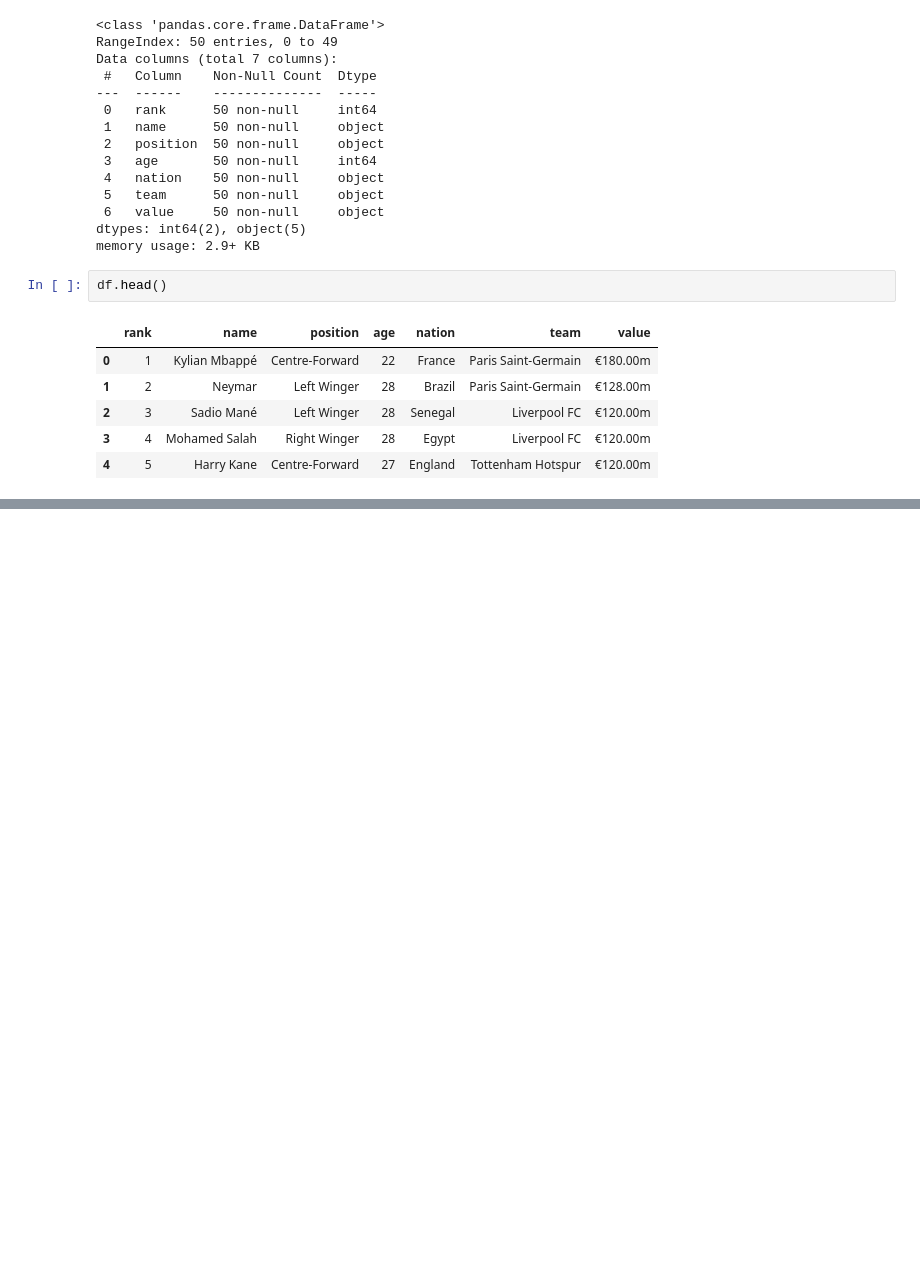
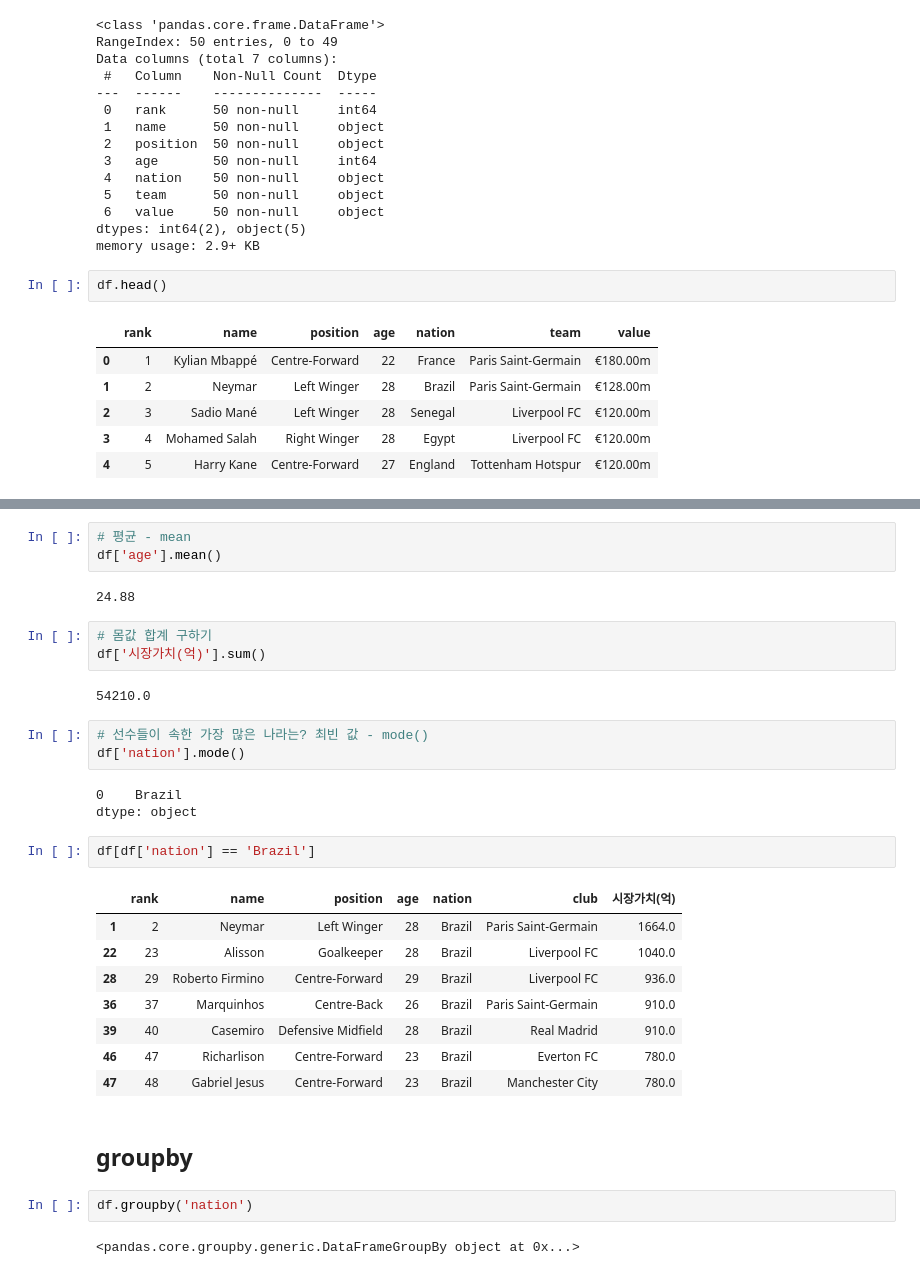
Before and after one commit to diligejy/python_analysis, a Jupyter notebook: soccer_player_value_analysis/Pandas_with_player50.ipynb, the cells around one changed output, grey strips where cells are left out. Drawn from its saved outputs; the diff is of its cells as text; blank space fills up the shorter version.

```diff
--- a/soccer_player_value_analysis/Pandas_with_player50.ipynb
+++ b/soccer_player_value_analysis/Pandas_with_player50.ipynb
@@ -44,0 +269,33 @@ df.head()
+# %%
+# 평균 - mean
+df['age'].mean()
+# %% [output]
+24.88
+# %%
+# 몸값 합계 구하기
+df['시장가치(억)'].sum()
+# %% [output]
+54210.0
+# %%
+# 선수들이 속한 가장 많은 나라는? 최빈 값 - mode()
+df['nation'].mode()
+# %% [output]
+0    Brazil
+dtype: object
+# %%
+df[df['nation'] == 'Brazil']
+# %% [output]
+|  | rank | name | position | age | nation | club | 시장가치(억) |
+| 1 | 2 | Neymar | Left Winger | 28 | Brazil | Paris Saint-Germain | 1664.0 |
+| 22 | 23 | Alisson | Goalkeeper | 28 | Brazil | Liverpool FC | 1040.0 |
+| 28 | 29 | Roberto Firmino | Centre-Forward | 29 | Brazil | Liverpool FC | 936.0 |
+| 36 | 37 | Marquinhos | Centre-Back | 26 | Brazil | Paris Saint-Germain | 910.0 |
+| 39 | 40 | Casemiro | Defensive Midfield | 28 | Brazil | Real Madrid | 910.0 |
+| 46 | 47 | Richarlison | Centre-Forward | 23 | Brazil | Everton FC | 780.0 |
+| 47 | 48 | Gabriel Jesus | Centre-Forward | 23 | Brazil | Manchester City | 780.0 |
+# %% [markdown]
+## groupby
+# %%
+df.groupby('nation')
+# %% [output]
+<pandas.core.groupby.generic.DataFrameGroupBy object at 0x...>
```
Also changed, not shown: parts of 33 cells of this notebook.
